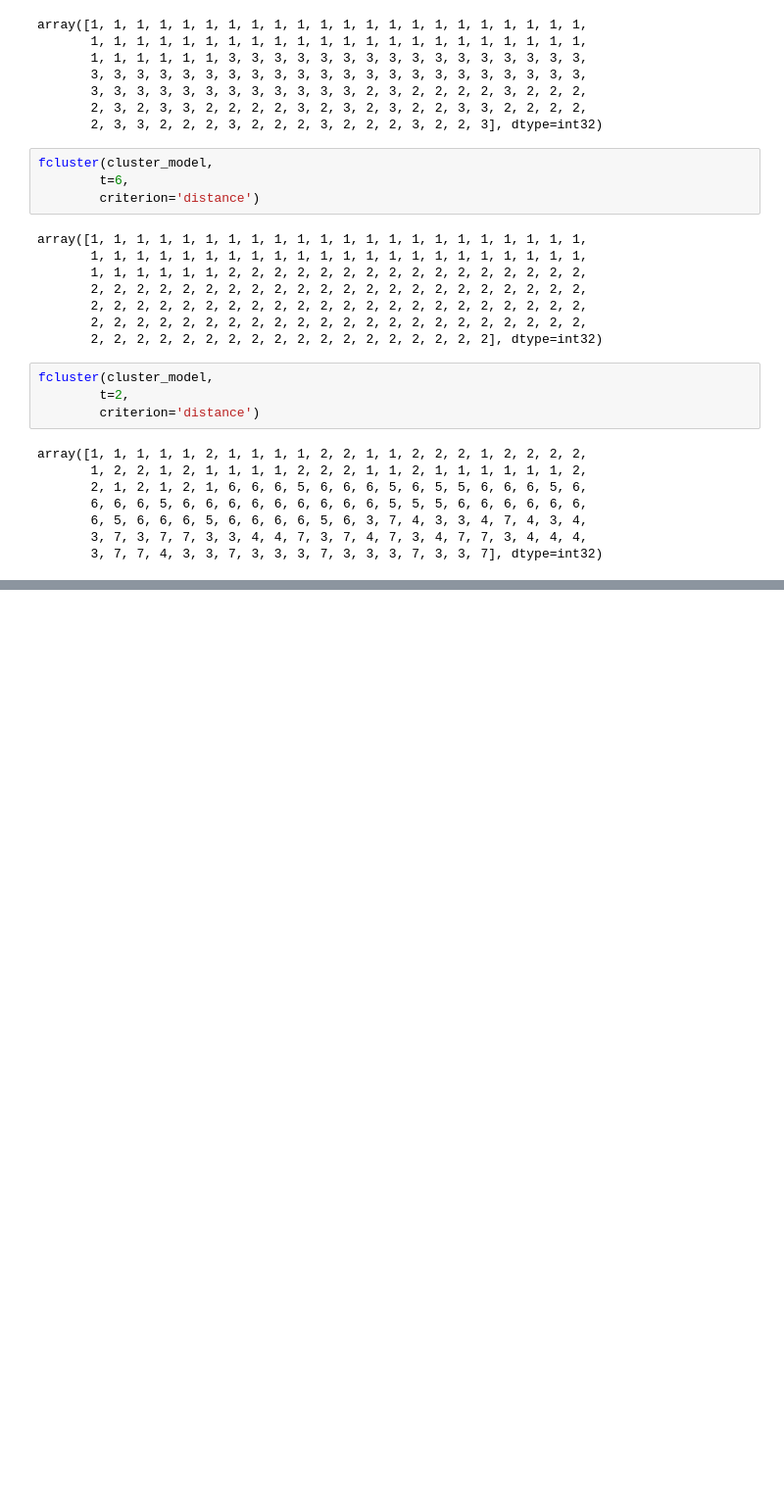
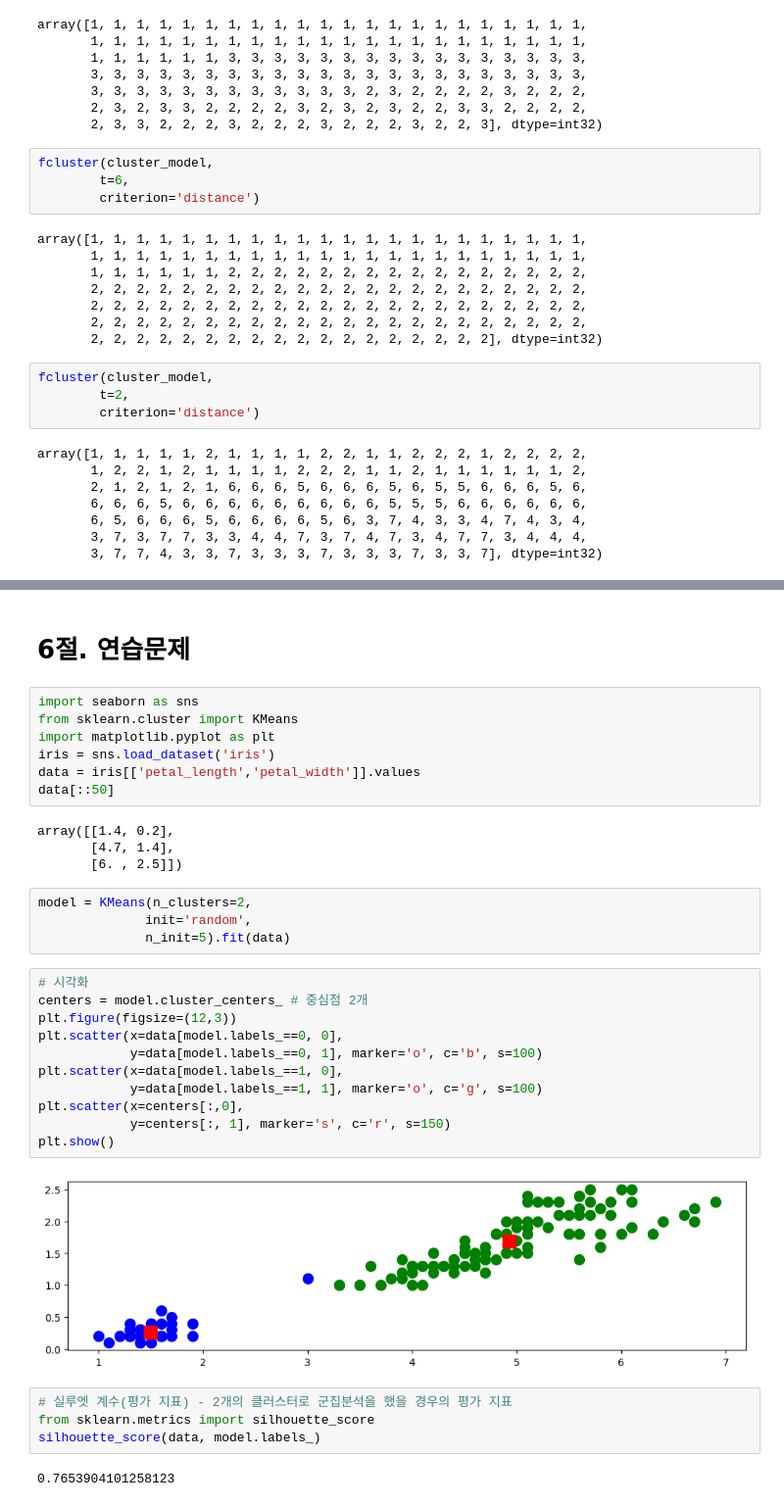
Before and after one commit to yisy0703/ai, a Jupyter notebook: source/13_MachineLearning/2장_군집분석.ipynb, the cells around one changed output, grey strips where cells are left out. Shown at 98% size. Drawn from its saved outputs; the diff is of its cells as text; blank space fills up the shorter version.

```diff
--- a/source/13_MachineLearning/2장_군집분석.ipynb
+++ b/source/13_MachineLearning/2장_군집분석.ipynb
@@ -468,0 +672,36 @@ array([1, 1, 1, 1, 1, 2, 1, 1, 1, 1, 2, 2, 1, 1, 2, 2, 2, 1, 2, 2, 2, 2,
+# %% [markdown]
+# 6절. 연습문제
+# %%
+import seaborn as sns
+from sklearn.cluster import KMeans
+import matplotlib.pyplot as plt
+iris = sns.load_dataset('iris')
+data = iris[['petal_length','petal_width']].values
+data[::50]
+# %% [output]
+array([[1.4, 0.2],
+       [4.7, 1.4],
+       [6. , 2.5]])
+# %%
+model = KMeans(n_clusters=2,
+              init='random',
+              n_init=5).fit(data)
+# %%
+# 시각화
+centers = model.cluster_centers_ # 중심점 2개
+plt.figure(figsize=(12,3))
+plt.scatter(x=data[model.labels_==0, 0],
+            y=data[model.labels_==0, 1], marker='o', c='b', s=100)
+plt.scatter(x=data[model.labels_==1, 0],
+            y=data[model.labels_==1, 1], marker='o', c='g', s=100)
+plt.scatter(x=centers[:,0],
+            y=centers[:, 1], marker='s', c='r', s=150)
+plt.show()
+# %% [output]
+[figure, added]
+# %%
+# 실루엣 계수(평가 지표) - 2개의 클러스터로 군집분석을 했을 경우의 평가 지표
+from sklearn.metrics import silhouette_score
+silhouette_score(data, model.labels_)
+# %% [output]
+0.7653904101258123
```
Also changed, not shown: parts of 26 cells of this notebook.
